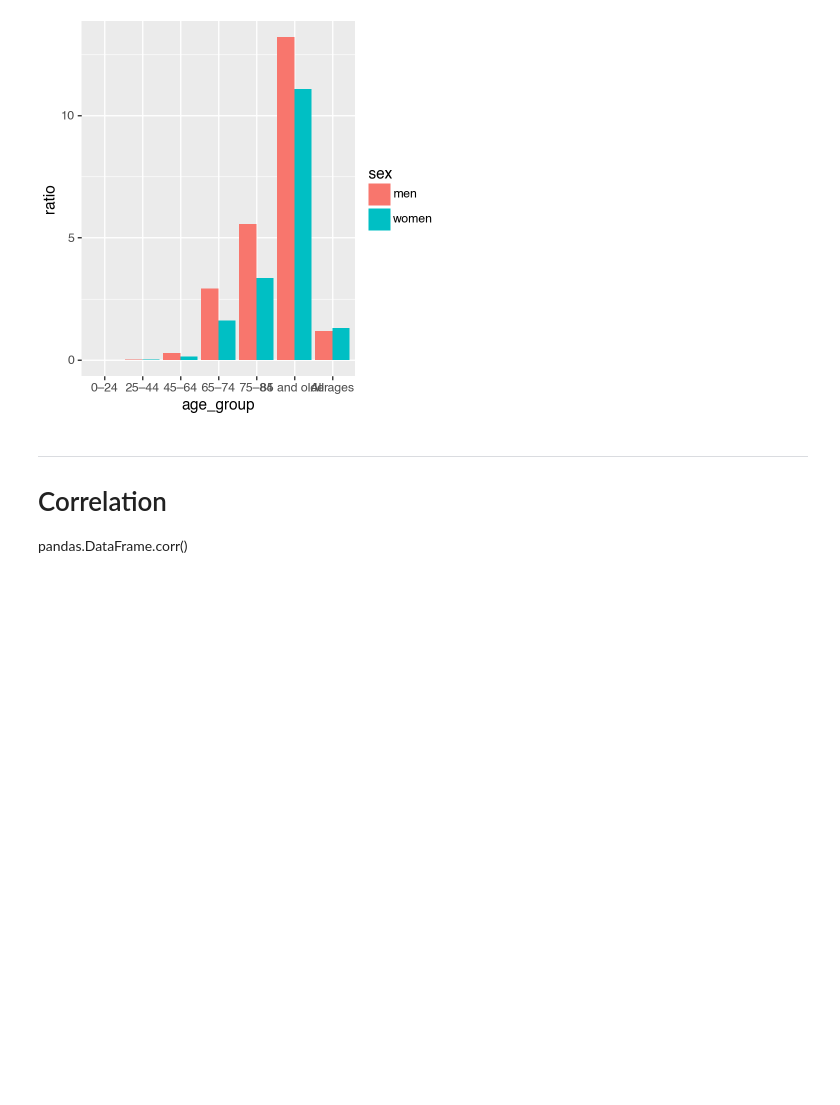
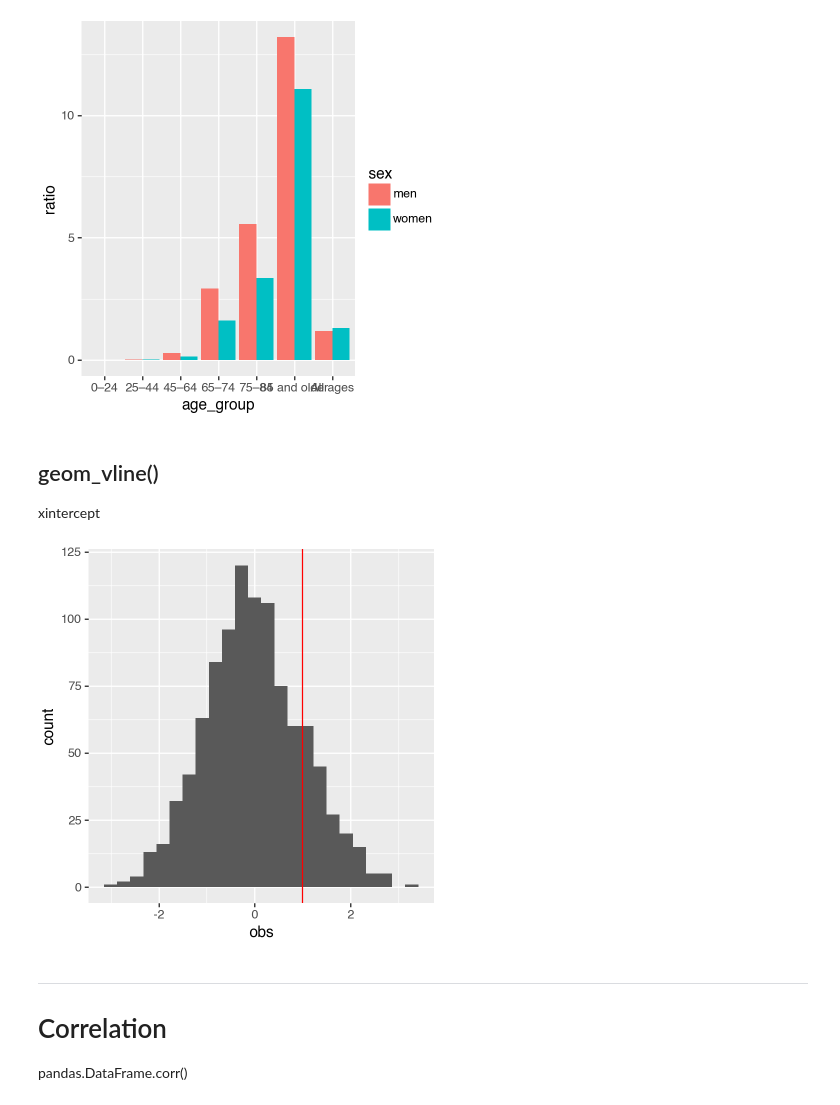
Before and after one commit to ulasuregen/Data-Analysis-and-Visualization-in-Python, a Jupyter notebook: Exercises/generalNotes.ipynb, the cells around one changed output. Drawn from its saved outputs; the diff is of its cells as text; code cells hidden in the pictures; blank space fills up the shorter version.

```diff
--- a/Exercises/generalNotes.ipynb
+++ b/Exercises/generalNotes.ipynb
@@ -449,6 +482,25 @@ fatalitiy_df = fatalitiy_df.melt(id_vars= 'age_group', var_name= 'sex', value_na
 )
 # %% [output]
 [figure]
+# %% [markdown]
+## geom_vline()
+
+xintercept
+# %%
+import numpy as np
+import pandas as pd
+
+observations = np.random.normal(loc = 0, scale = 1, size = 1000)
+vline_df = pd.DataFrame({'obs':observations})
+
+(
+    ggplot(vline_df, aes('obs')) +
+    geom_histogram() +
+    geom_vline(xintercept = 1, color = 'red') +
+    theme(figure_size=(4,4))
+)
+# %% [output]
+[figure, added]
 # %% [markdown]
 ----------
 
```
Also changed, not shown: parts of 10 cells of this notebook, 3 other files.
